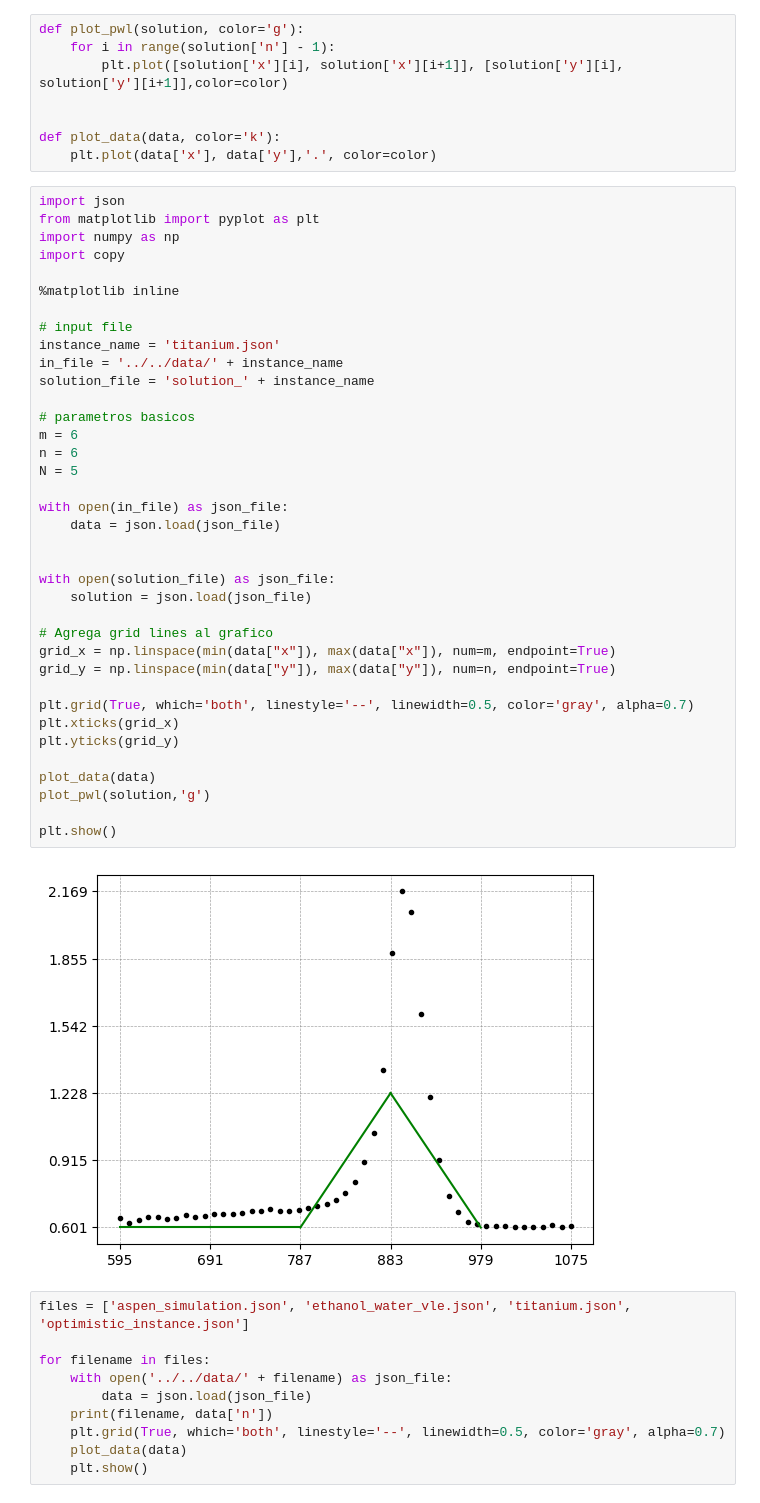
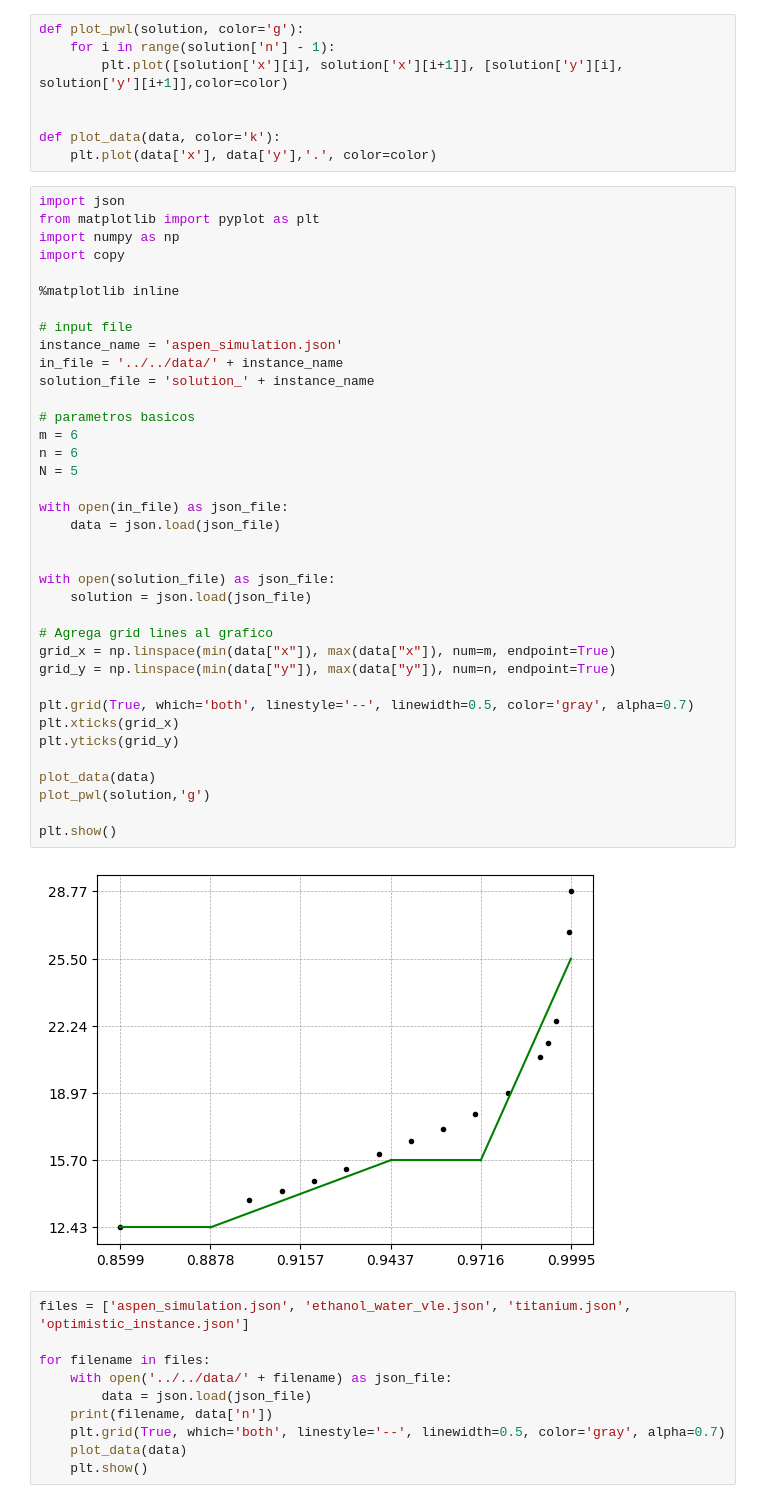
Before and after one commit to Wolo-N/tp1-tdv, a Jupyter notebook: src/tools/analyzer.ipynb, the cells around one changed output. Cells and saved outputs as stored; diff of their text form.

```diff
--- a/src/tools/analyzer.ipynb
+++ b/src/tools/analyzer.ipynb
@@ -15,36 +15,36 @@ import copy
 %matplotlib inline
 
 # input file
-instance_name = 'titanium.json'
+instance_name = 'aspen_simulation.json'
 in_file = '../../data/' + instance_name
 solution_file = 'solution_' + instance_name
 
 # parametros basicos
 m = 6
 n = 6
 N = 5
 
 with open(in_file) as json_file:
     data = json.load(json_file)
 
 
 with open(solution_file) as json_file:
     solution = json.load(json_file)
 
 # Agrega grid lines al grafico
 grid_x = np.linspace(min(data["x"]), max(data["x"]), num=m, endpoint=True)
 grid_y = np.linspace(min(data["y"]), max(data["y"]), num=n, endpoint=True)
 
 plt.grid(True, which='both', linestyle='--', linewidth=0.5, color='gray', alpha=0.7)
 plt.xticks(grid_x)
 plt.yticks(grid_y)
 
 plot_data(data)
 plot_pwl(solution,'g')
 
 plt.show()
 # %% [output]
-[figure, old version]
+[figure, new version]
 # %%
 files = ['aspen_simulation.json', 'ethanol_water_vle.json', 'titanium.json', 'optimistic_instance.json']
 
```
Also changed, not shown: 12 other files.
